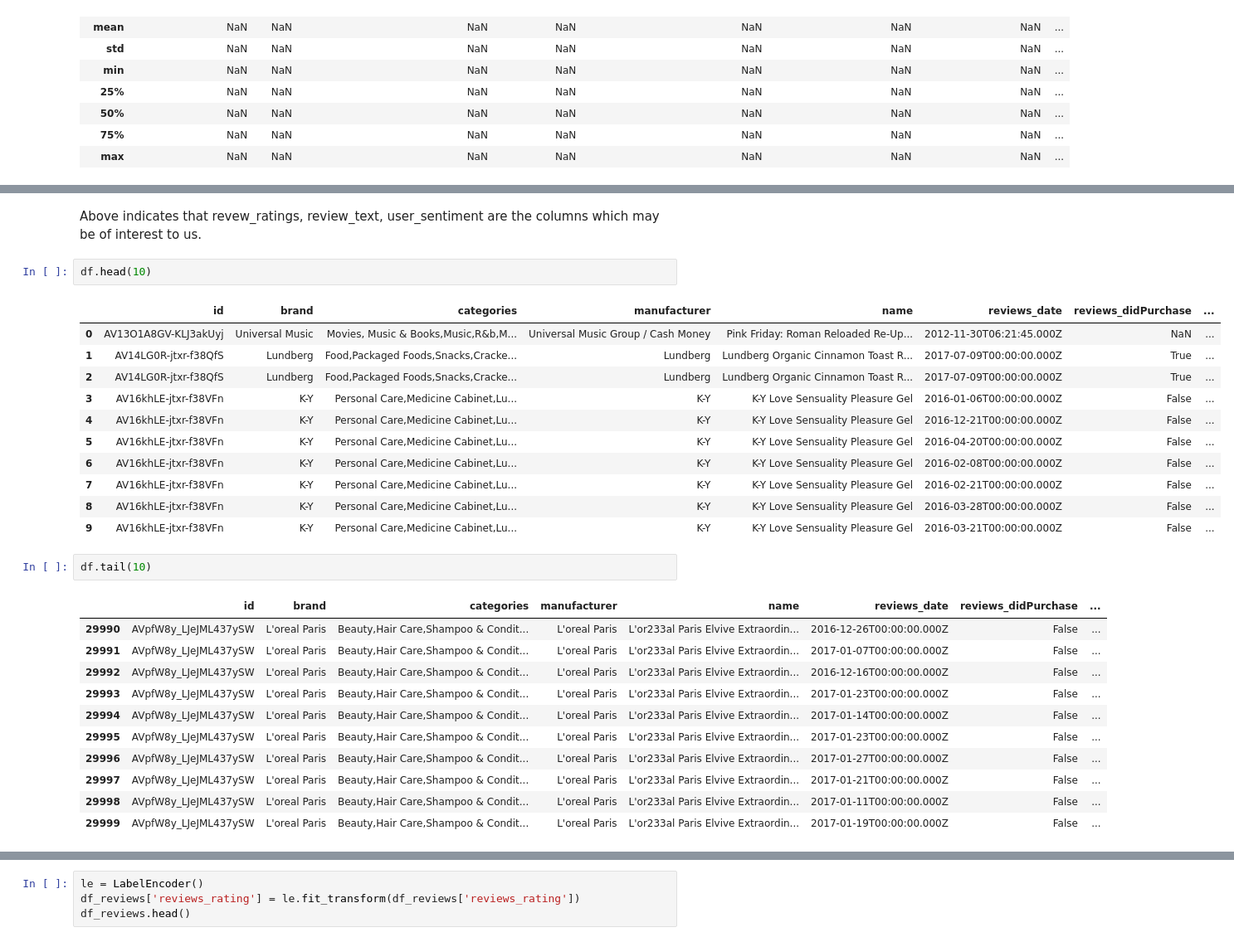
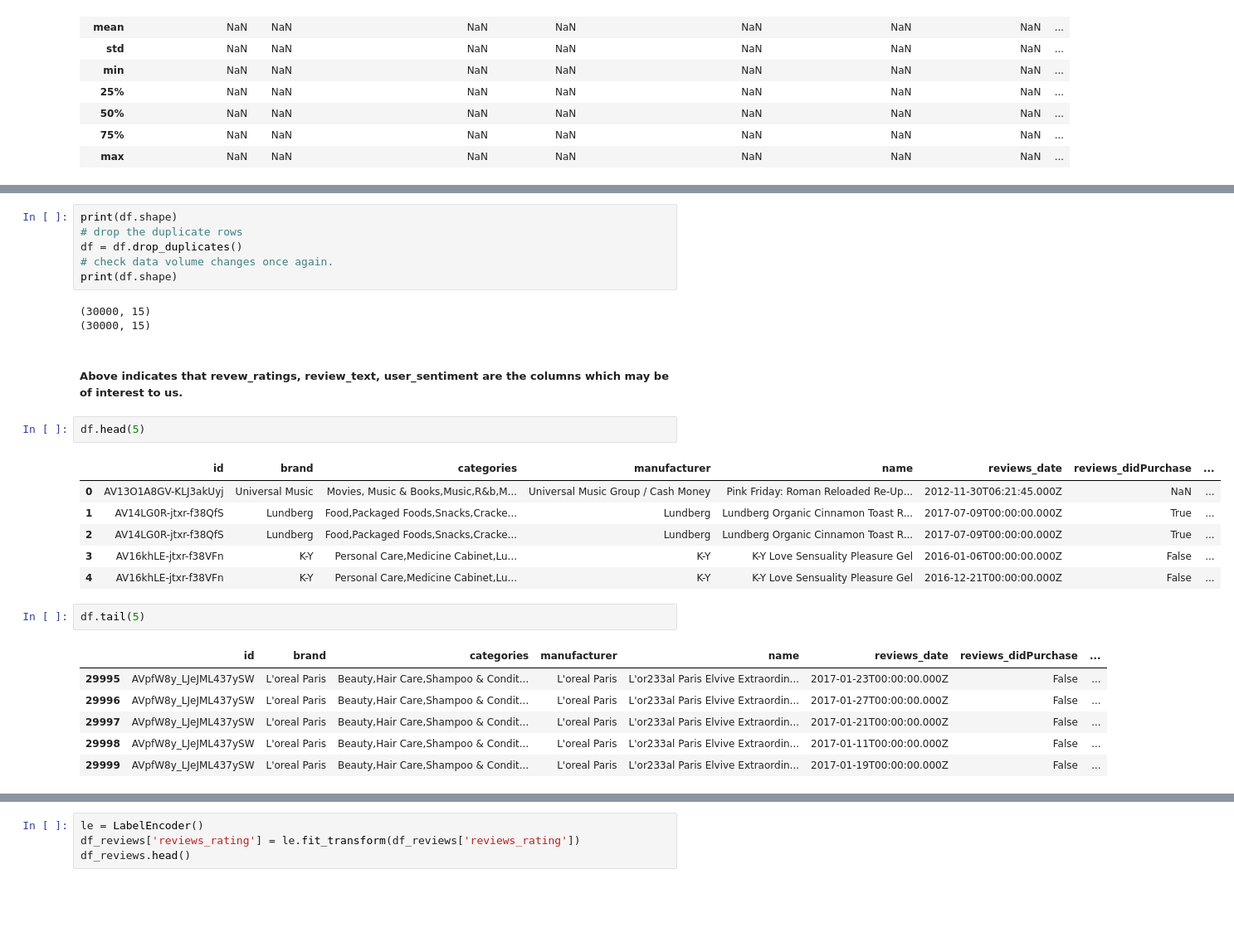
Before and after one commit to pandeyvaibhav/AzureIAC, a Jupyter notebook: Capstone_SentimentAnalysis.ipynb, the cells around one changed output, grey strips where cells are left out. Shown at 83% size. Drawn from its saved outputs; the diff is of its cells as text; blank space fills up the shorter version.

```diff
--- a/Capstone_SentimentAnalysis.ipynb
+++ b/Capstone_SentimentAnalysis.ipynb
@@ -103,28 +150,27 @@ df.describe(include='all')
+# %%
+print(df.shape)
+# drop the duplicate rows
+df = df.drop_duplicates()
+# check data volume changes once again.
+print(df.shape)
+# %% [output]
+(30000, 15)
+(30000, 15)
 # %% [markdown]
-Above indicates that revew_ratings, review_text, user_sentiment are the columns which may be of interest to us.
+##### Above indicates that revew_ratings, review_text, user_sentiment are the columns which may be of interest to us.
 # %%
-df.head(10)
+df.head(5)
 # %% [output]
 |  | id | brand | categories | manufacturer | name | reviews_date | reviews_didPurchase | ... |
 | 0 | AV13O1A8GV-KLJ3akUyj | Universal Music | Movies, Music & Books,Music,R&b,M... | Universal Music Group / Cash Money | Pink Friday: Roman Reloaded Re-Up... | 2012-11-30T06:21:45.000Z | NaN | ... |
 | 1 | AV14LG0R-jtxr-f38QfS | Lundberg | Food,Packaged Foods,Snacks,Cracke... | Lundberg | Lundberg Organic Cinnamon Toast R... | 2017-07-09T00:00:00.000Z | True | ... |
 | 2 | AV14LG0R-jtxr-f38QfS | Lundberg | Food,Packaged Foods,Snacks,Cracke... | Lundberg | Lundberg Organic Cinnamon Toast R... | 2017-07-09T00:00:00.000Z | True | ... |
 | 3 | AV16khLE-jtxr-f38VFn | K-Y | Personal Care,Medicine Cabinet,Lu... | K-Y | K-Y Love Sensuality Pleasure Gel | 2016-01-06T00:00:00.000Z | False | ... |
 | 4 | AV16khLE-jtxr-f38VFn | K-Y | Personal Care,Medicine Cabinet,Lu... | K-Y | K-Y Love Sensuality Pleasure Gel | 2016-12-21T00:00:00.000Z | False | ... |
-| 5 | AV16khLE-jtxr-f38VFn | K-Y | Personal Care,Medicine Cabinet,Lu... | K-Y | K-Y Love Sensuality Pleasure Gel | 2016-04-20T00:00:00.000Z | False | ... |
-| 6 | AV16khLE-jtxr-f38VFn | K-Y | Personal Care,Medicine Cabinet,Lu... | K-Y | K-Y Love Sensuality Pleasure Gel | 2016-02-08T00:00:00.000Z | False | ... |
-| 7 | AV16khLE-jtxr-f38VFn | K-Y | Personal Care,Medicine Cabinet,Lu... | K-Y | K-Y Love Sensuality Pleasure Gel | 2016-02-21T00:00:00.000Z | False | ... |
-| 8 | AV16khLE-jtxr-f38VFn | K-Y | Personal Care,Medicine Cabinet,Lu... | K-Y | K-Y Love Sensuality Pleasure Gel | 2016-03-28T00:00:00.000Z | False | ... |
-| 9 | AV16khLE-jtxr-f38VFn | K-Y | Personal Care,Medicine Cabinet,Lu... | K-Y | K-Y Love Sensuality Pleasure Gel | 2016-03-21T00:00:00.000Z | False | ... |
 # %%
-df.tail(10)
+df.tail(5)
 # %% [output]
 |  | id | brand | categories | manufacturer | name | reviews_date | reviews_didPurchase | ... |
-| 29990 | AVpfW8y_LJeJML437ySW | L'oreal Paris | Beauty,Hair Care,Shampoo & Condit... | L'oreal Paris | L'or233al Paris Elvive Extraordin... | 2016-12-26T00:00:00.000Z | False | ... |
-| 29991 | AVpfW8y_LJeJML437ySW | L'oreal Paris | Beauty,Hair Care,Shampoo & Condit... | L'oreal Paris | L'or233al Paris Elvive Extraordin... | 2017-01-07T00:00:00.000Z | False | ... |
-| 29992 | AVpfW8y_LJeJML437ySW | L'oreal Paris | Beauty,Hair Care,Shampoo & Condit... | L'oreal Paris | L'or233al Paris Elvive Extraordin... | 2016-12-16T00:00:00.000Z | False | ... |
-| 29993 | AVpfW8y_LJeJML437ySW | L'oreal Paris | Beauty,Hair Care,Shampoo & Condit... | L'oreal Paris | L'or233al Paris Elvive Extraordin... | 2017-01-23T00:00:00.000Z | False | ... |
-| 29994 | AVpfW8y_LJeJML437ySW | L'oreal Paris | Beauty,Hair Care,Shampoo & Condit... | L'oreal Paris | L'or233al Paris Elvive Extraordin... | 2017-01-14T00:00:00.000Z | False | ... |
 | 29995 | AVpfW8y_LJeJML437ySW | L'oreal Paris | Beauty,Hair Care,Shampoo & Condit... | L'oreal Paris | L'or233al Paris Elvive Extraordin... | 2017-01-23T00:00:00.000Z | False | ... |
 | 29996 | AVpfW8y_LJeJML437ySW | L'oreal Paris | Beauty,Hair Care,Shampoo & Condit... | L'oreal Paris | L'or233al Paris Elvive Extraordin... | 2017-01-27T00:00:00.000Z | False | ... |
 | 29997 | AVpfW8y_LJeJML437ySW | L'oreal Paris | Beauty,Hair Care,Shampoo & Condit... | L'oreal Paris | L'or233al Paris Elvive Extraordin... | 2017-01-21T00:00:00.000Z | False | ... |
```
Also changed, not shown: parts of 132 cells of this notebook.
